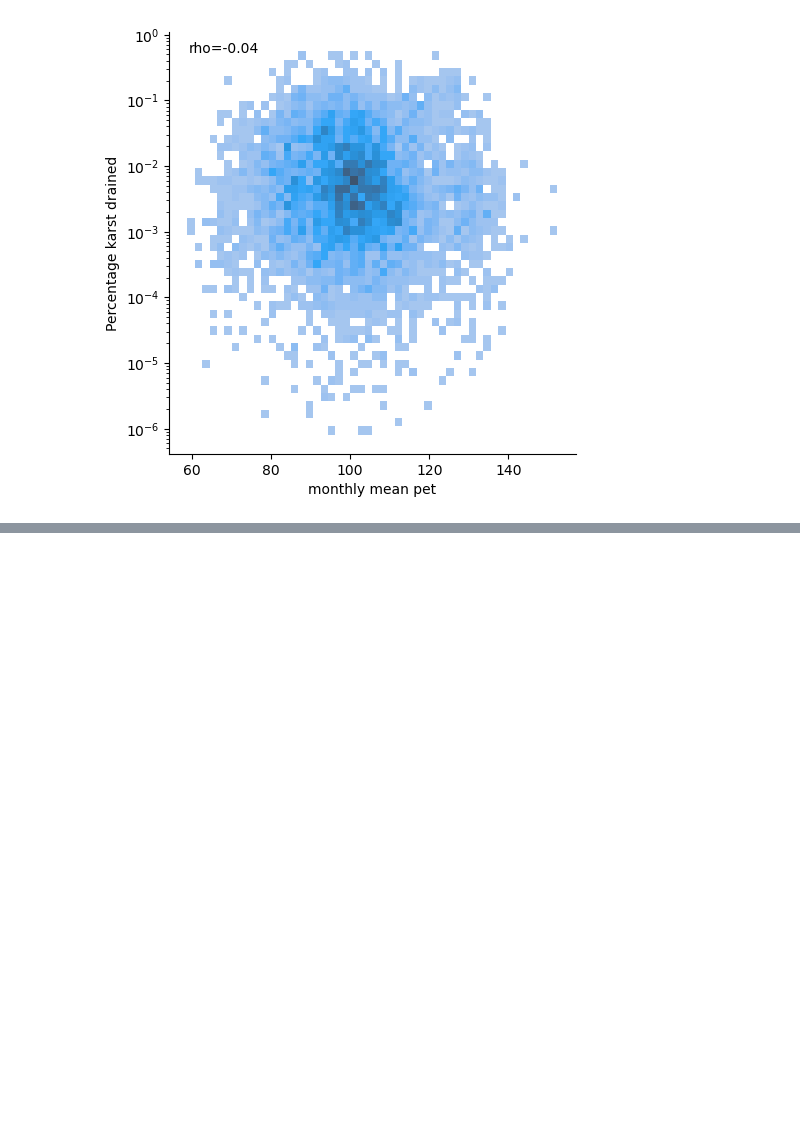
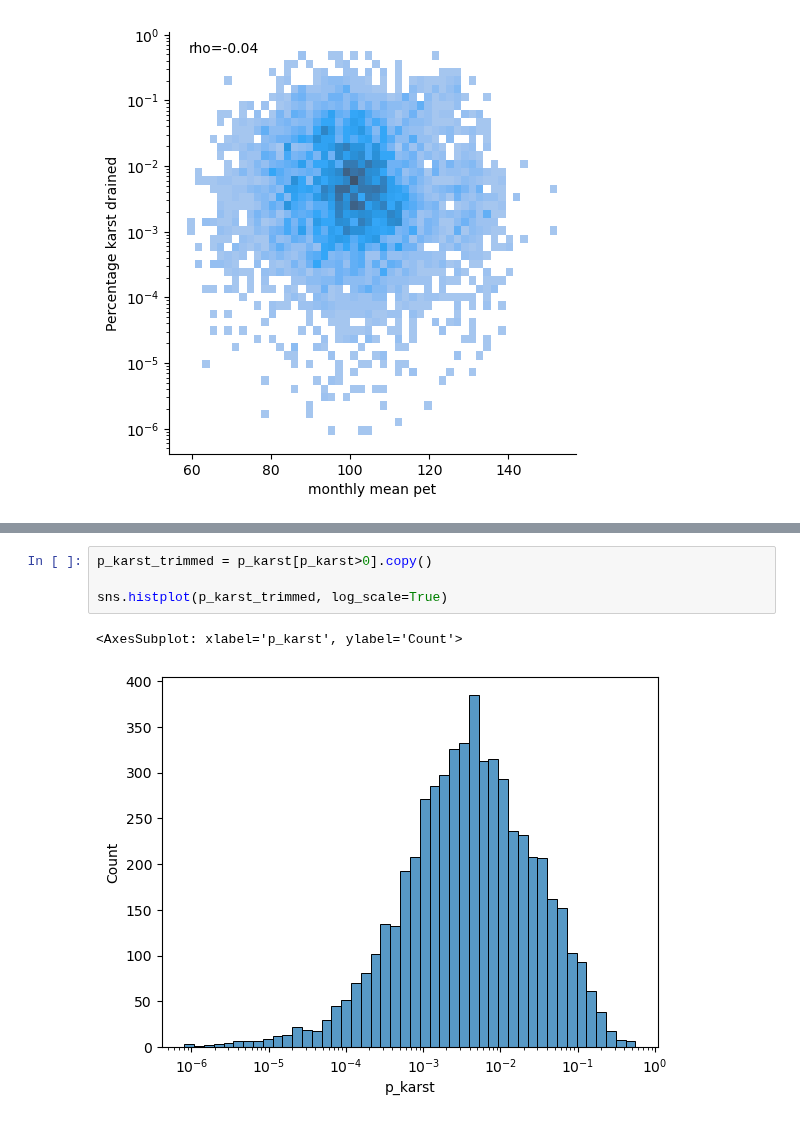
Before and after one commit to CovingtonResearchGroup/sinkhole_analysis, a Jupyter notebook: p_karst_comparison.ipynb, the cells around one changed output, grey strips where cells are left out. Cells and saved outputs as stored; diff of their text form; blank space fills up the shorter version.

```diff
--- a/p_karst_comparison.ipynb
+++ b/p_karst_comparison.ipynb
@@ -169,0 +177,7 @@ for param in raster_key.index:
+# %%
+p_karst_trimmed = p_karst[p_karst>0].copy()
+
+sns.histplot(p_karst_trimmed, log_scale=True)
+# %% [output]
+<AxesSubplot: xlabel='p_karst', ylabel='Count'>
+[figure, added]
```
Also changed, not shown: parts of 1 cell of this notebook.
